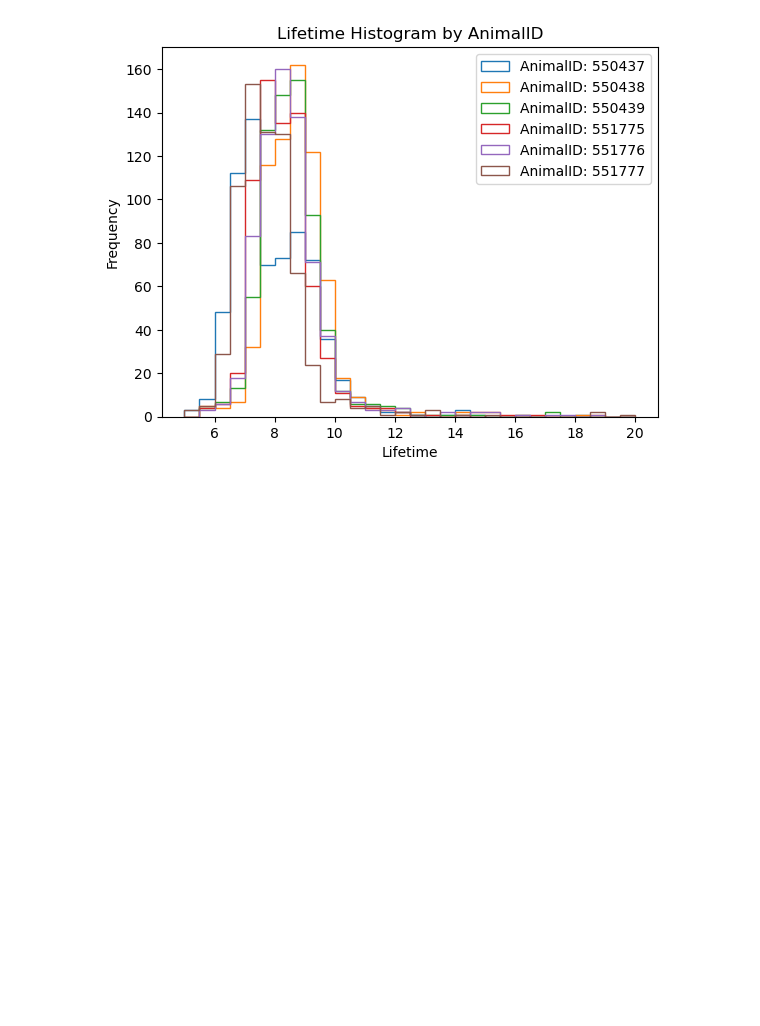
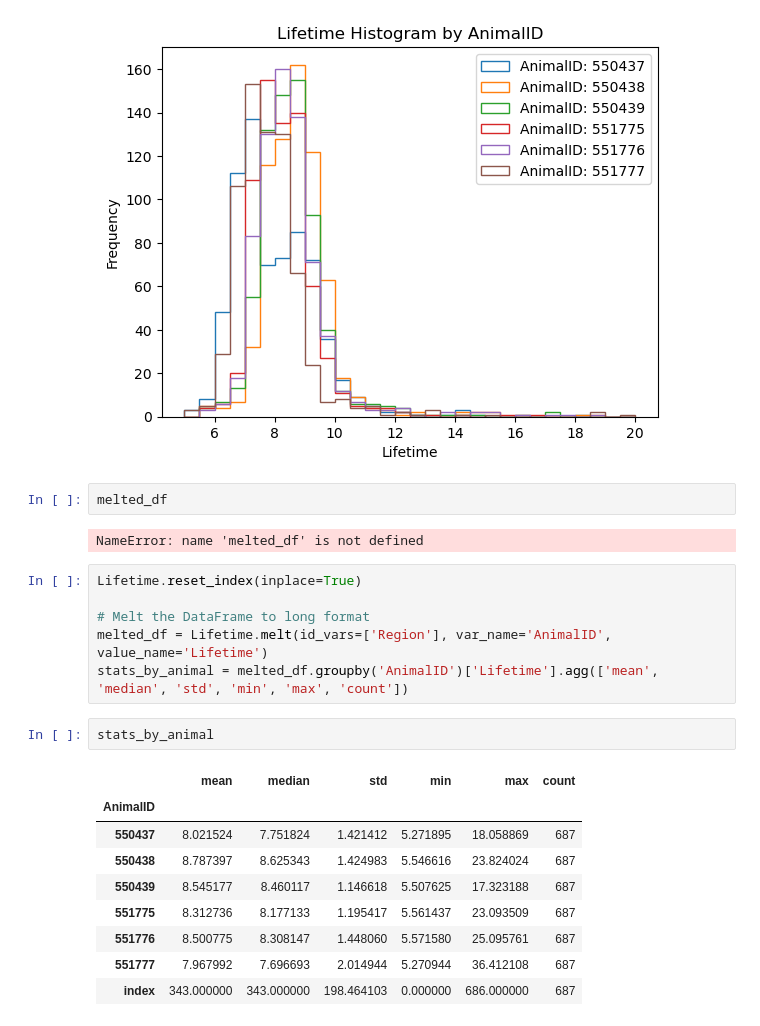
Before and after one commit to boazmohar/DELTA_iDISCO, a Jupyter notebook: src/MouseCity.ipynb, the cells around one changed output. Saved outputs shown, nothing was run; the diff lists cells and outputs as text; blank space fills up the shorter version.

```diff
--- a/src/MouseCity.ipynb
+++ b/src/MouseCity.ipynb
@@ -196,3 +196,25 @@ plt.title('Lifetime Histogram by AnimalID')
 plt.show()
 # %% [output]
 [figure]
+# %%
+melted_df
+# %% [output]
+NameError: name 'melted_df' is not defined
+# %%
+Lifetime.reset_index(inplace=True)
+
+# Melt the DataFrame to long format
+melted_df = Lifetime.melt(id_vars=['Region'], var_name='AnimalID', value_name='Lifetime')
+stats_by_animal = melted_df.groupby('AnimalID')['Lifetime'].agg(['mean', 'median', 'std', 'min', 'max', 'count'])
+# %%
+stats_by_animal
+# %% [output]
+|  | mean | median | std | min | max | count |
+| AnimalID |  |  |  |  |  |  |
+| 550437 | 8.021524 | 7.751824 | 1.421412 | 5.271895 | 18.058869 | 687 |
+| 550438 | 8.787397 | 8.625343 | 1.424983 | 5.546616 | 23.824024 | 687 |
+| 550439 | 8.545177 | 8.460117 | 1.146618 | 5.507625 | 17.323188 | 687 |
+| 551775 | 8.312736 | 8.177133 | 1.195417 | 5.561437 | 23.093509 | 687 |
+| 551776 | 8.500775 | 8.308147 | 1.448060 | 5.571580 | 25.095761 | 687 |
+| 551777 | 7.967992 | 7.696693 | 2.014944 | 5.270944 | 36.412108 | 687 |
+| index | 343.000000 | 343.000000 | 198.464103 | 0.000000 | 686.000000 | 687 |
```
Also changed, not shown: 3 other files.
